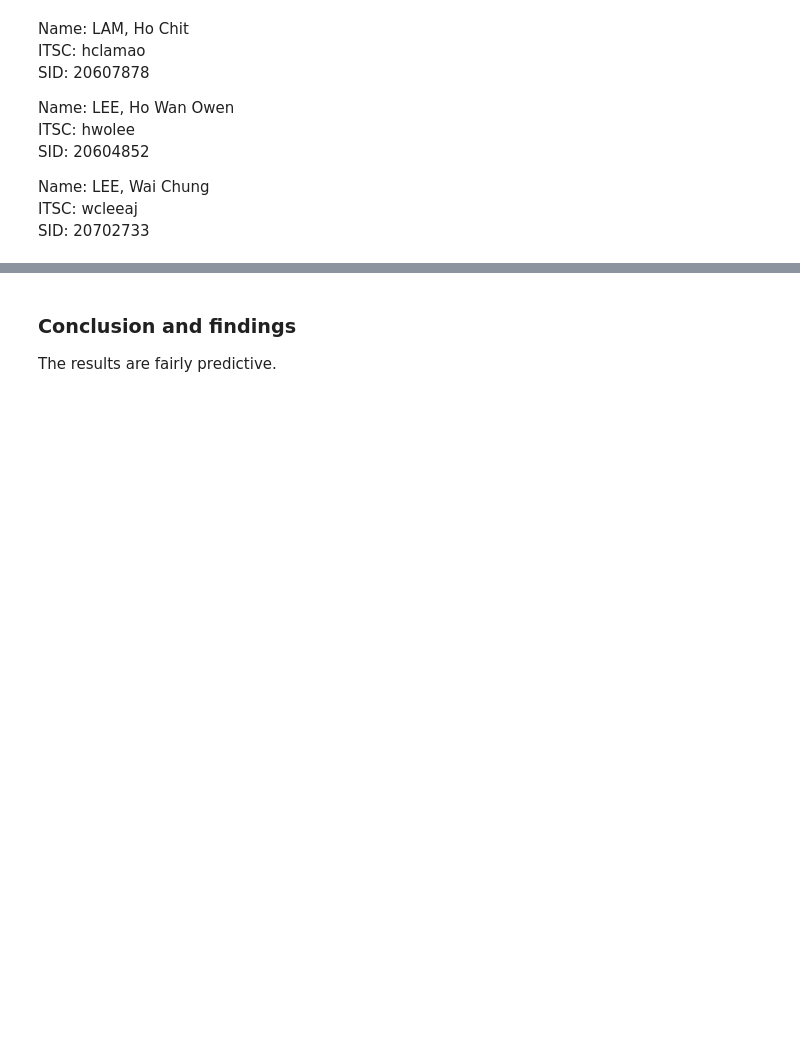
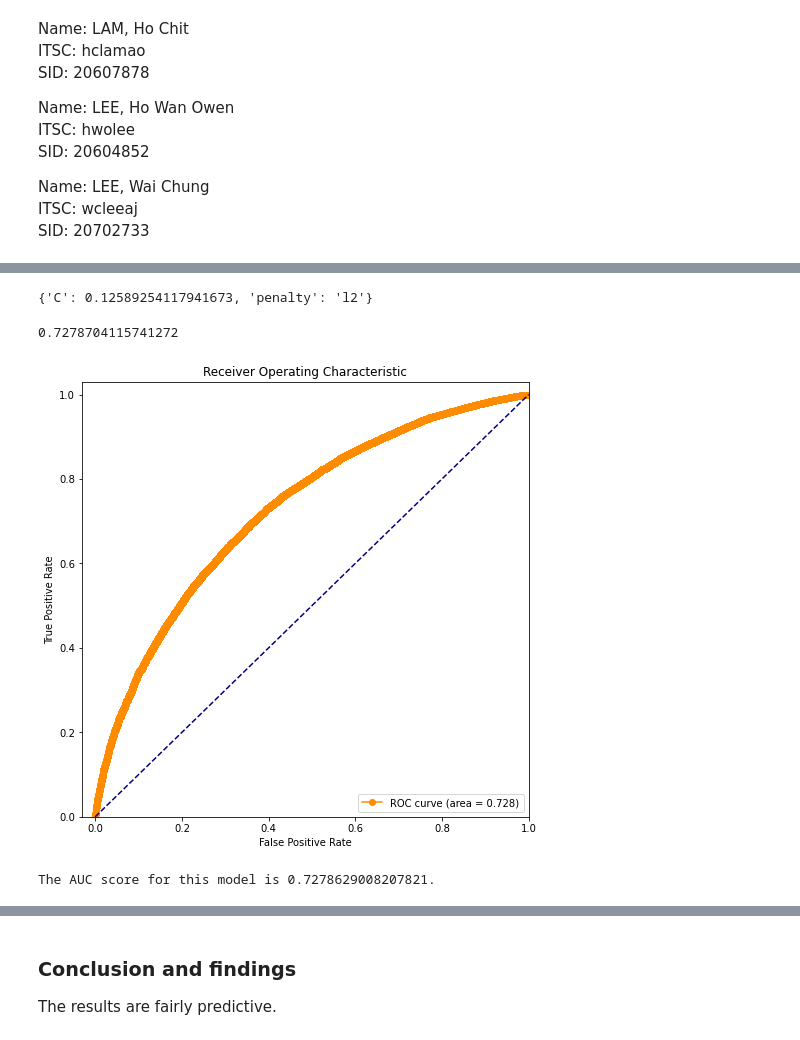
Before and after one commit to owen-hwlee/isom3360_project_credit_card_defaultee_analysis, a Jupyter notebook: models/logistic_regression.ipynb, the cells around one changed output, grey strips where cells are left out. Cells and saved outputs as stored; diff of their text form; code cells hidden in the pictures; blank space fills up the shorter version.

```diff
--- a/models/logistic_regression.ipynb
+++ b/models/logistic_regression.ipynb
@@ -146,0 +228,5 @@ print(f"Best AUC: {l_searcher.best_score_}")
+# %%
+from sklearn.model_selection import GridSearchCV
+from utils.custom_cost import custom_loss
+
+try_grid = {"C": [10**i for i in np.arange(-1, 2, 0.1)], "penalty": ['none', 'l1', 'l2']}
@@ -146,0 +235,4 @@ print(f"Best AUC: {l_searcher.best_score_}")
+# %%
+LRM = GridSearchCV(LogisticRegression(solver='saga', random_state=random_state), try_grid, cv=10, scoring="roc_auc")
+# %%
+LRM.fit(X_train, y_train)
@@ -146,0 +259,14 @@ print(f"Best AUC: {l_searcher.best_score_}")
+# %%
+LRM.best_params_
+# %% [output]
+{'C': 0.12589254117941673, 'penalty': 'l2'}
+# %%
+LRM.best_score_
+# %% [output]
+0.7278704115741272
+# %%
+model = LogisticRegression(solver='saga', random_state=random_state, **LRM.best_params_)
+model_eval(model, X_train, y_train['TARGET'], cv=10)
+# %% [output]
+[figure, added]
+The AUC score for this model is 0.7278629008207821.
```
Also changed, not shown: parts of 62 cells of this notebook, 6 other files.
